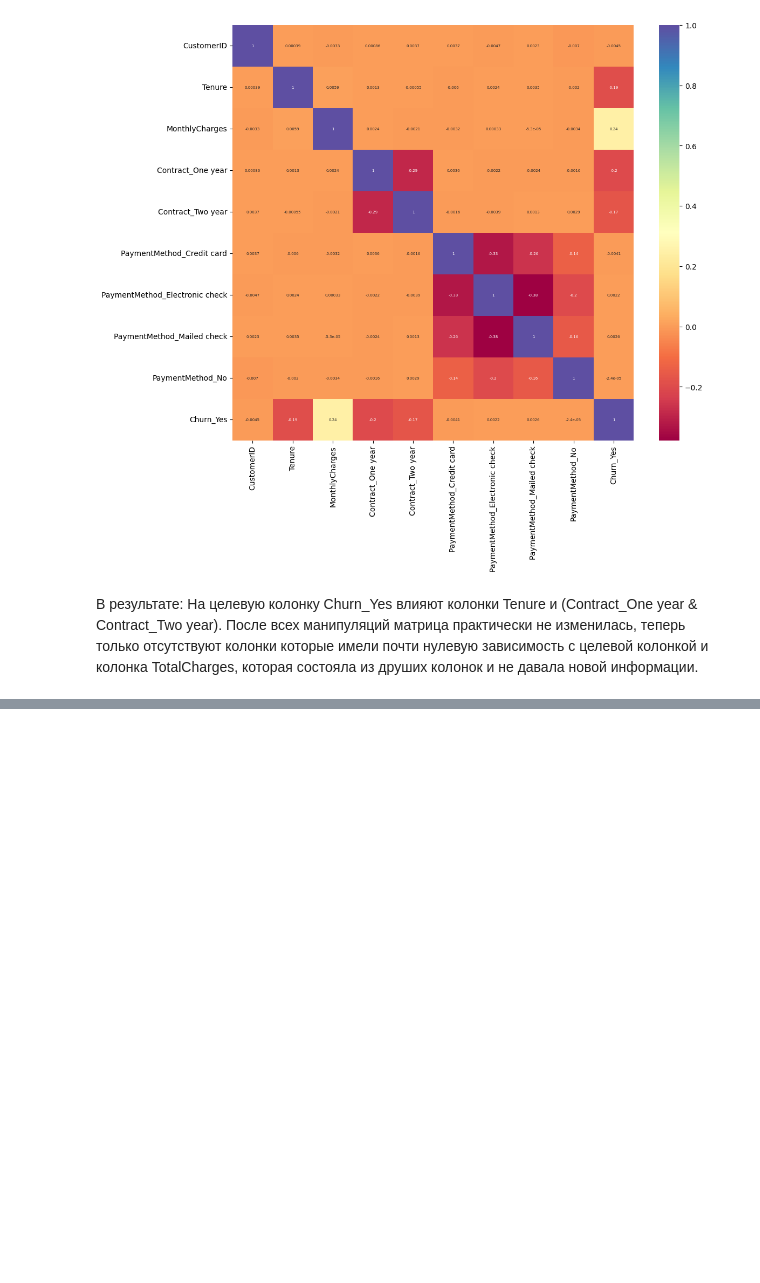
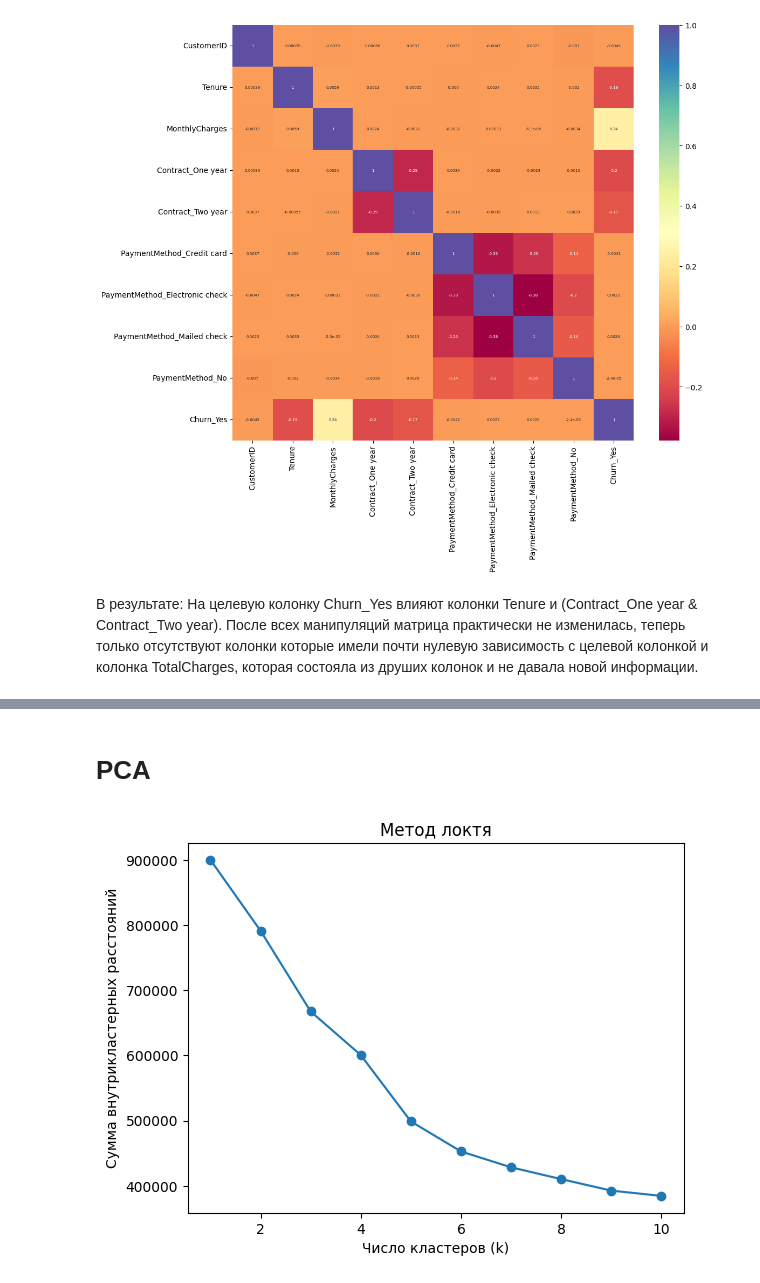
Before and after one commit to Eg0r-S/Database_practical, a Jupyter notebook: Практическая 2/code2.ipynb, the cells around one changed output, grey strips where cells are left out. Cells and saved outputs as stored; diff of their text form; code cells hidden in the pictures; blank space fills up the shorter version.

```diff
--- a/Практическая 2/code2.ipynb
+++ b/Практическая 2/code2.ipynb
@@ -513,0 +506,28 @@ Silhouette Score: 0.22
+# %% [markdown]
+# PCA
+# %%
+from sklearn.decomposition import PCA
+from sklearn.cluster import KMeans
+from sklearn.metrics import silhouette_score
+
+
+# 1. Применяем PCA для снижения размерности (например, до 2 компонент)
+pca = PCA(n_components=2)
+pca_features = pca.fit_transform(df_stand)
+
+
+# Метод локтя: вычисление внутрикластерных расстояний для разных значений k
+inertia = []
+for k in range(1, 11):
+    kmeans = KMeans(n_clusters=k)
+    kmeans.fit(df_stand)
+    inertia.append(kmeans.inertia_)
+
+# Строим график
+plt.plot(range(1, 11), inertia, marker='o')
+plt.title("Метод локтя")
+plt.xlabel("Число кластеров (k)")
+plt.ylabel("Сумма внутрикластерных расстояний")
+plt.show()
+# %% [output]
+[figure, added]
```
Also changed, not shown: parts of 30 cells of this notebook.
